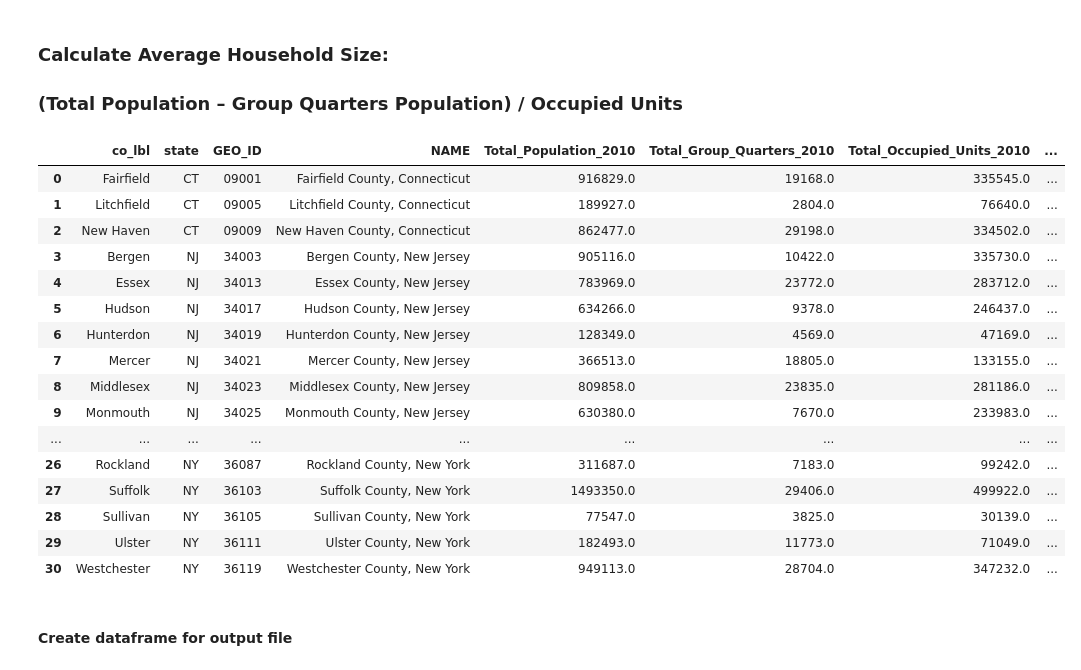
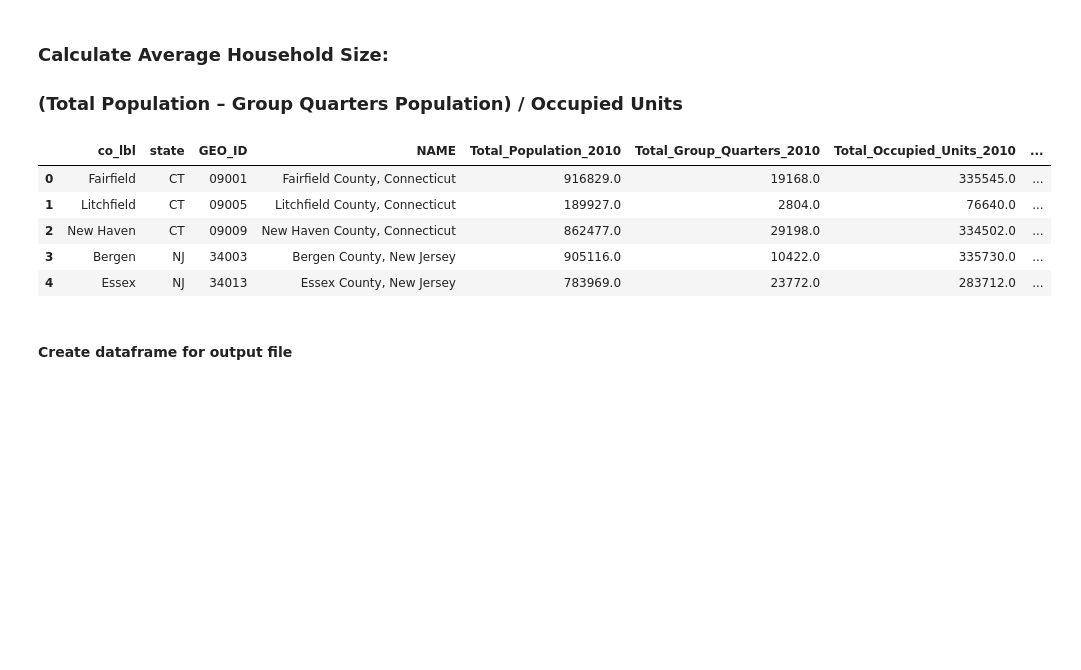
Before and after one commit to mike-carper/DCP-Data-Analyst-Exercise, a Jupyter notebook: Full Exercise Notebook - DCP Data Analyst Exercise.ipynb, the cells around one changed output. Cells and saved outputs as stored; diff of their text form; code cells hidden in the pictures; blank space fills up the shorter version.

```diff
--- a/Full Exercise Notebook - DCP Data Analyst Exercise.ipynb
+++ b/Full Exercise Notebook - DCP Data Analyst Exercise.ipynb
@@ -281,25 +281,14 @@ df_hh_nycmetro['HH_Size_Change_Percent'] = (df_hh_nycmetro['Avg_HH_Size_Diff']*1
 df_hh_nycmetro['Occ_Units_Change_Percent']  = (df_hh_nycmetro['Occupied_Units_Diff']*100/df_hh_nycmetro['Total_Occupied_Units_2010'])
 df_hh_nycmetro['Population_Change_Percent'] = (df_hh_nycmetro['Population_Change']*100/df_hh_nycmetro['Total_Population_2010'])
 # %%
-df_hh_nycmetro
+df_hh_nycmetro.head()
 # %% [output]
 |  | co_lbl | state | GEO_ID | NAME | Total_Population_2010 | Total_Group_Quarters_2010 | Total_Occupied_Units_2010 | ... |
 | 0 | Fairfield | CT | 09001 | Fairfield County, Connecticut | 916829.0 | 19168.0 | 335545.0 | ... |
 | 1 | Litchfield | CT | 09005 | Litchfield County, Connecticut | 189927.0 | 2804.0 | 76640.0 | ... |
 | 2 | New Haven | CT | 09009 | New Haven County, Connecticut | 862477.0 | 29198.0 | 334502.0 | ... |
 | 3 | Bergen | NJ | 34003 | Bergen County, New Jersey | 905116.0 | 10422.0 | 335730.0 | ... |
 | 4 | Essex | NJ | 34013 | Essex County, New Jersey | 783969.0 | 23772.0 | 283712.0 | ... |
-| 5 | Hudson | NJ | 34017 | Hudson County, New Jersey | 634266.0 | 9378.0 | 246437.0 | ... |
-| 6 | Hunterdon | NJ | 34019 | Hunterdon County, New Jersey | 128349.0 | 4569.0 | 47169.0 | ... |
-| 7 | Mercer | NJ | 34021 | Mercer County, New Jersey | 366513.0 | 18805.0 | 133155.0 | ... |
-| 8 | Middlesex | NJ | 34023 | Middlesex County, New Jersey | 809858.0 | 23835.0 | 281186.0 | ... |
-| 9 | Monmouth | NJ | 34025 | Monmouth County, New Jersey | 630380.0 | 7670.0 | 233983.0 | ... |
-| ... | ... | ... | ... | ... | ... | ... | ... | ... |
-| 26 | Rockland | NY | 36087 | Rockland County, New York | 311687.0 | 7183.0 | 99242.0 | ... |
-| 27 | Suffolk | NY | 36103 | Suffolk County, New York | 1493350.0 | 29406.0 | 499922.0 | ... |
-| 28 | Sullivan | NY | 36105 | Sullivan County, New York | 77547.0 | 3825.0 | 30139.0 | ... |
-| 29 | Ulster | NY | 36111 | Ulster County, New York | 182493.0 | 11773.0 | 71049.0 | ... |
-| 30 | Westchester | NY | 36119 | Westchester County, New York | 949113.0 | 28704.0 | 347232.0 | ... |
 # %% [markdown]
 #### Create dataframe for output file
 # %%
```
Also changed, not shown: parts of 1 cell of this notebook.
